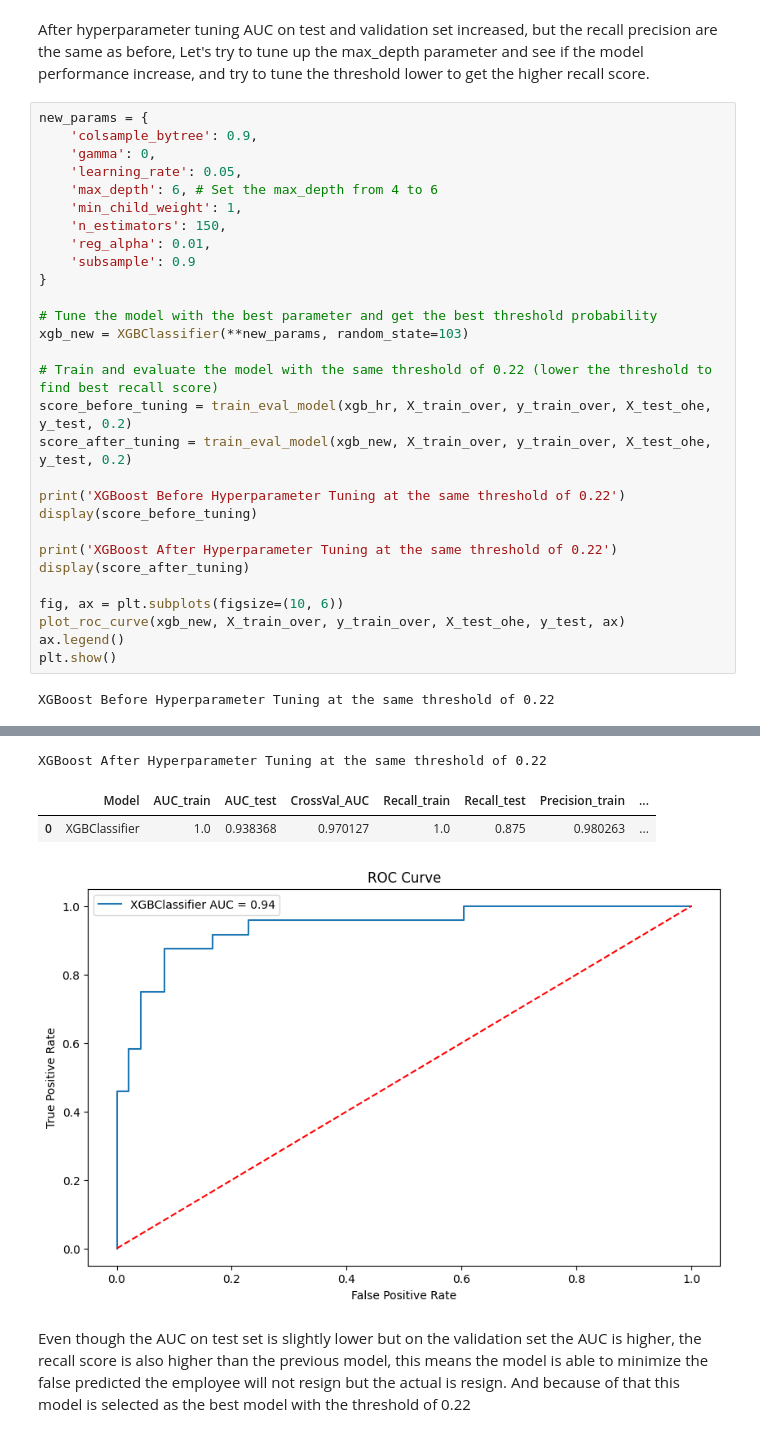
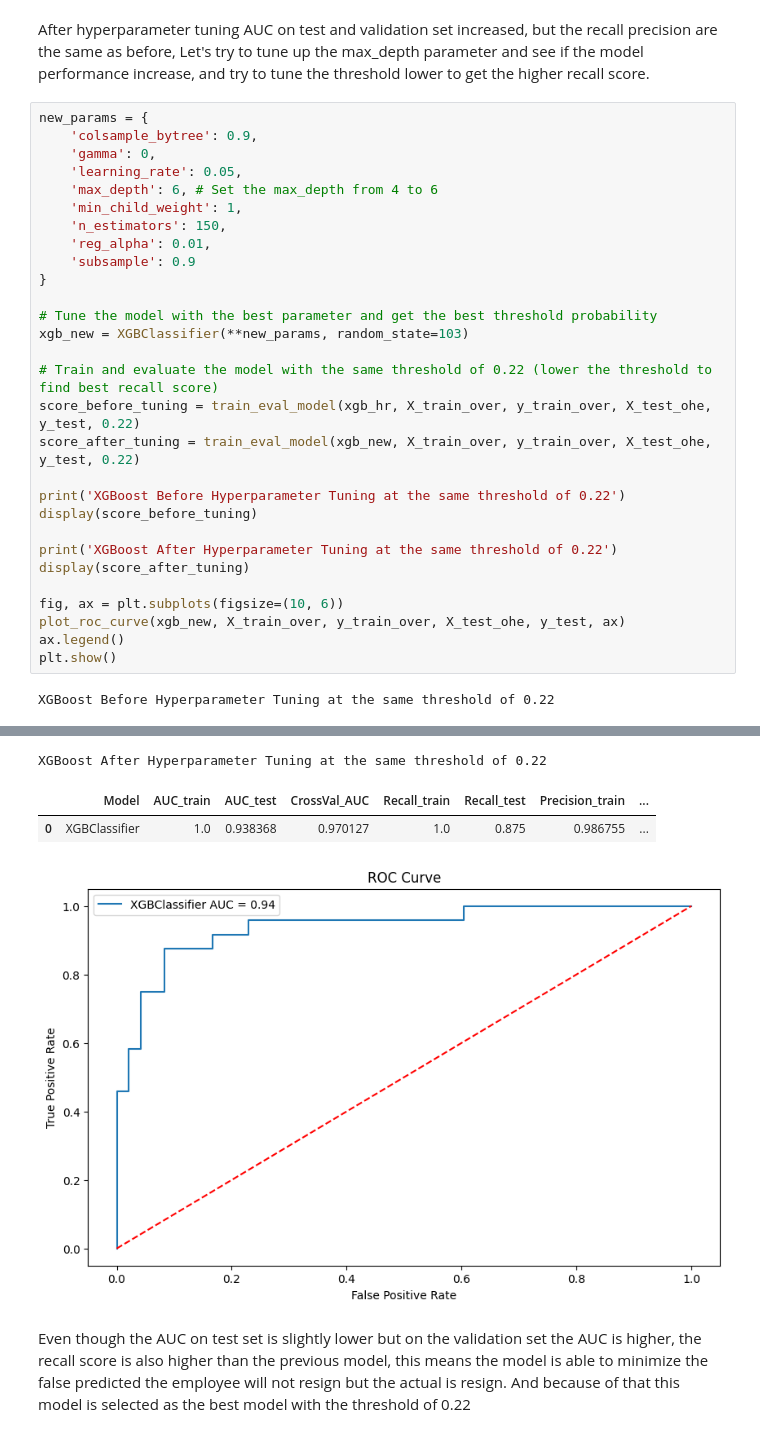
Before and after one commit to azaryasph/Improving-Employee-Retention-By-Predicting-Employee-Attrition-Using-Machine-Learning, a Jupyter notebook: notebook/predict_employee_attrition.ipynb, the cells around one changed output, grey strips where cells are left out. Saved outputs shown, nothing was run; the diff lists cells and outputs as text.

```diff
--- a/notebook/predict_employee_attrition.ipynb
+++ b/notebook/predict_employee_attrition.ipynb
@@ -1543,36 +1515,36 @@ new_params = {
     'gamma': 0,
     'learning_rate': 0.05,
     'max_depth': 6, # Set the max_depth from 4 to 6
     'min_child_weight': 1,
     'n_estimators': 150,
     'reg_alpha': 0.01,
     'subsample': 0.9
 }
 
 # Tune the model with the best parameter and get the best threshold probability
 xgb_new = XGBClassifier(**new_params, random_state=103)
 
 # Train and evaluate the model with the same threshold of 0.22 (lower the threshold to find best recall score)
-score_before_tuning = train_eval_model(xgb_hr, X_train_over, y_train_over, X_test_ohe, y_test, 0.2)
-score_after_tuning = train_eval_model(xgb_new, X_train_over, y_train_over, X_test_ohe, y_test, 0.2)
+score_before_tuning = train_eval_model(xgb_hr, X_train_over, y_train_over, X_test_ohe, y_test, 0.22)
+score_after_tuning = train_eval_model(xgb_new, X_train_over, y_train_over, X_test_ohe, y_test, 0.22)
 
 print('XGBoost Before Hyperparameter Tuning at the same threshold of 0.22')
 display(score_before_tuning)
 
 print('XGBoost After Hyperparameter Tuning at the same threshold of 0.22')
 display(score_after_tuning)
 
 fig, ax = plt.subplots(figsize=(10, 6))
 plot_roc_curve(xgb_new, X_train_over, y_train_over, X_test_ohe, y_test, ax)
 ax.legend()
 plt.show()
 # %% [output]
 XGBoost Before Hyperparameter Tuning at the same threshold of 0.22
 |  | Model | AUC_train | AUC_test | CrossVal_AUC | Recall_train | Recall_test | Precision_train | ... |
 | 0 | XGBClassifier | 1.0 | 0.917535 | 0.965587 | 1.0 | 0.791667 | 0.993333 | ... |
 XGBoost After Hyperparameter Tuning at the same threshold of 0.22
 |  | Model | AUC_train | AUC_test | CrossVal_AUC | Recall_train | Recall_test | Precision_train | ... |
-| 0 | XGBClassifier | 1.0 | 0.938368 | 0.970127 | 1.0 | 0.875 | 0.980263 | ... |
+| 0 | XGBClassifier | 1.0 | 0.938368 | 0.970127 | 1.0 | 0.875 | 0.986755 | ... |
 [figure]
 # %% [markdown]
 Even though the AUC on test set is slightly lower but on the validation set the AUC is higher, the recall score is also higher than the previous model, this means the model is able to minimize the false predicted the employee will not resign but the actual is resign. And because of that this model is selected as the best model with the threshold of 0.22
```
Also changed, not shown: parts of 10 cells of this notebook, 1 other file.
